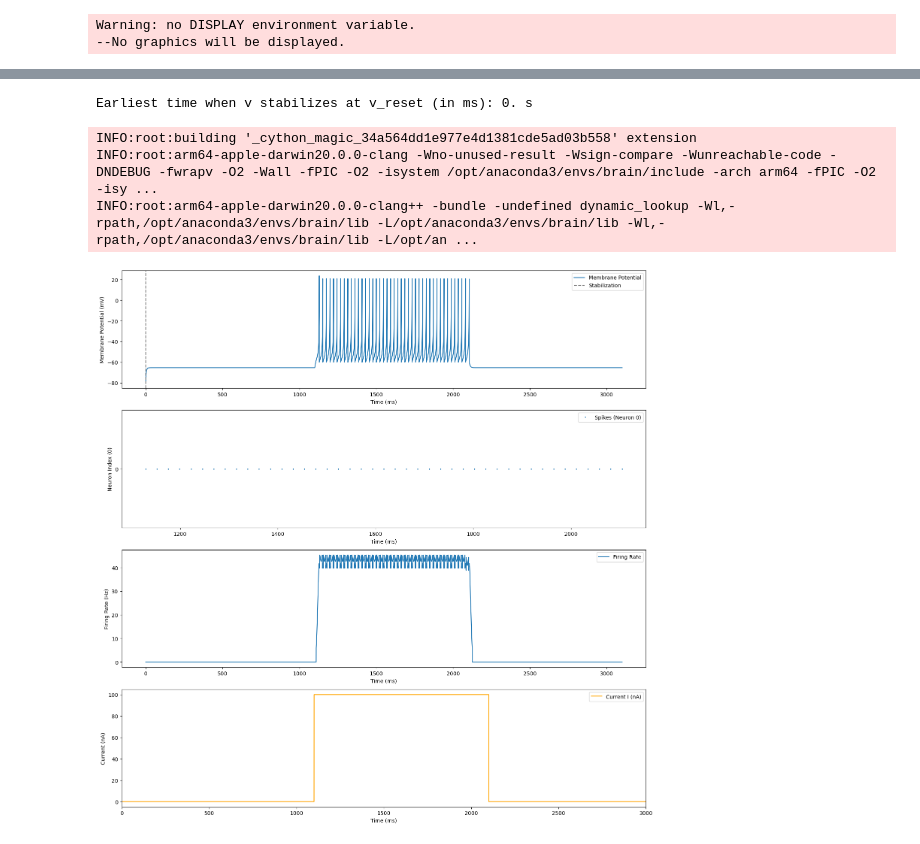
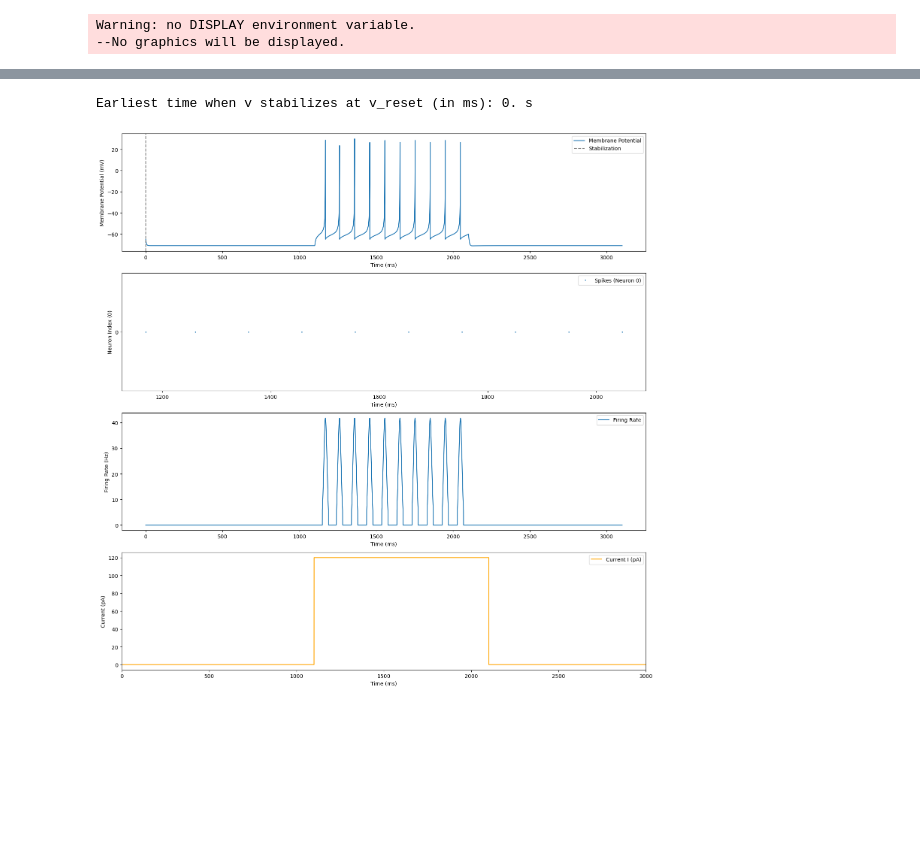
Before and after one commit to techzzt/Basal-ganglia-neuron-models, a Jupyter notebook: BG_insilico_SPN_simulation (발표용).ipynb, the cells around one changed output, grey strips where cells are left out. Saved outputs shown, nothing was run; the diff lists cells and outputs as text; code cells hidden in the pictures; blank space fills up the shorter version.

```diff
--- a/BG_insilico_SPN_simulation (발표용).ipynb
+++ b/BG_insilico_SPN_simulation (발표용).ipynb
@@ -36,5 +170,5 @@ ALPHA = 0.032   # Humphries etal 2009a
 # %%
-### Set 1 Final
+### Set 2
 
 eqs = '''
 dv/dt = (K*1*pF/ms/mV*(v-VR)*(v-vt)-u*pF+I)/C: volt
@@ -59,16 +193,16 @@ dSPN = NeuronGroup(N, model = eqs,
                     reset='v = c; u += d',
                     method='euler')
 
-dSPN.v = -80 * mV
+dSPN.v = -65 * mV
 dSPN.u = 0 * mV / ms
-dSPN.a = 0.2 / ms
-dSPN.b = 0.025 / ms
-dSPN.c = -60 * mV
-dSPN.d = 0 * mV / ms
+dSPN.a = 0.02 / ms
+dSPN.b = 0.2 / ms
+dSPN.c = -65 * mV
+dSPN.d = 8 * mV / ms
 dSPN.k = 1
-dSPN.vr = -64.4 * mV
+dSPN.vr = -70 * mV
 dSPN.vt = -50 * mV
-dSPN.vpeak = 25 * mV
+dSPN.vpeak = 30 * mV
 dSPN.I = 0 * pA
 dSPN.Dop1 = 0.5
 dSPN.Dop2 = 0.5
@@ -86,7 +220,7 @@ net = Network(dSPN, dv_monitor, spike_monitor, rate_monitor)
 net.run(simulation_time)
 
 # Find the Stabilization time point
-v_reset = -66 * mV
+v_reset = -65 * mV
 membrane_potential = dv_monitor.v
 times = dv_monitor.t
 
@@ -112,7 +246,7 @@ if earliest_time_stabilized is not None:
     # Increase I
     wait_time_after_stabilization = 100 * ms
     net.run(wait_time_after_stabilization)
-    dSPN.I = 100 * pA
+    dSPN.I = 120 * pA # 100에서 spike 발생 x
     net.run(time_after_increase)
 
     # decrease I
@@ -139,37 +273,34 @@ spikes_of_neuron_0 = spike_monitor.i[spike_monitor.i == 0]  # 첫 번째 뉴런
 spike_times_of_neuron_0 = spike_monitor.t[spike_monitor.i == 0]  # 첫 번째 뉴런의 스파이크 발생 시간
 plt.plot(spike_times_of_neuron_0 / ms, spikes_of_neuron_0, '.', markersize=2, label='Spikes (Neuron 0)')
 plt.xlabel('Time (ms)')
 plt.ylabel('Neuron Index (0)')
 plt.yticks([0])  # y축에 0만 표시
 plt.legend()
 
 plt.subplot(4, 1, 3)
 plt.plot(rate_monitor.t / ms, rate_monitor.smooth_rate(width=10*ms) / Hz, label='Firing Rate')
 plt.xlabel('Time (ms)')
 plt.ylabel('Firing Rate (Hz)')
 plt.legend()
 
 # Input Current Plot
 plt.subplot(4, 1, 4)
 initial_time = np.arange(0, 1000, 1)  # From 0 to 1000 ms
 initial_current = np.zeros_like(initial_time)  # All values are 0 for the first 1000 ms
 # Concatenate initial current with the current monitor values
 total_time = np.concatenate((initial_time, current_monitor.t / ms))
 total_current = np.concatenate((initial_current, current_monitor.I[0] / pA))
 
 # Plot the current
-plt.plot(total_time, total_current, label='Current I (nA)', color='orange')
+plt.plot(total_time, total_current, label='Current I (pA)', color='orange')
 plt.xlabel('Time (ms)')
-plt.ylabel('Current (nA)')
+plt.ylabel('Current (pA)')
 plt.xlim(0, (simulation_time + time_after_increase + time_after_decrease)/ms)  # Ensure x-axis starts at 0
 plt.legend()
 
 plt.tight_layout()
 plt.show()
 # %% [output]
 Earliest time when v stabilizes at v_reset (in ms): 0. s
-INFO:root:building '_cython_magic_34a564dd1e977e4d1381cde5ad03b558' extension
-INFO:root:arm64-apple-darwin20.0.0-clang -Wno-unused-result -Wsign-compare -Wunreachable-code -DNDEBUG -fwrapv -O2 -Wall -fPIC -O2 -isystem /opt/anaconda3/envs/brain/include -arch arm64 -fPIC -O2 -isy ...
-INFO:root:arm64-apple-darwin20.0.0-clang++ -bundle -undefined dynamic_lookup -Wl,-rpath,/opt/anaconda3/envs/brain/lib -L/opt/anaconda3/envs/brain/lib -Wl,-rpath,/opt/anaconda3/envs/brain/lib -L/opt/an ...
-[figure, old version]
+[figure, new version]
 # %%
```
Also changed, not shown: parts of 3 cells of this notebook.
